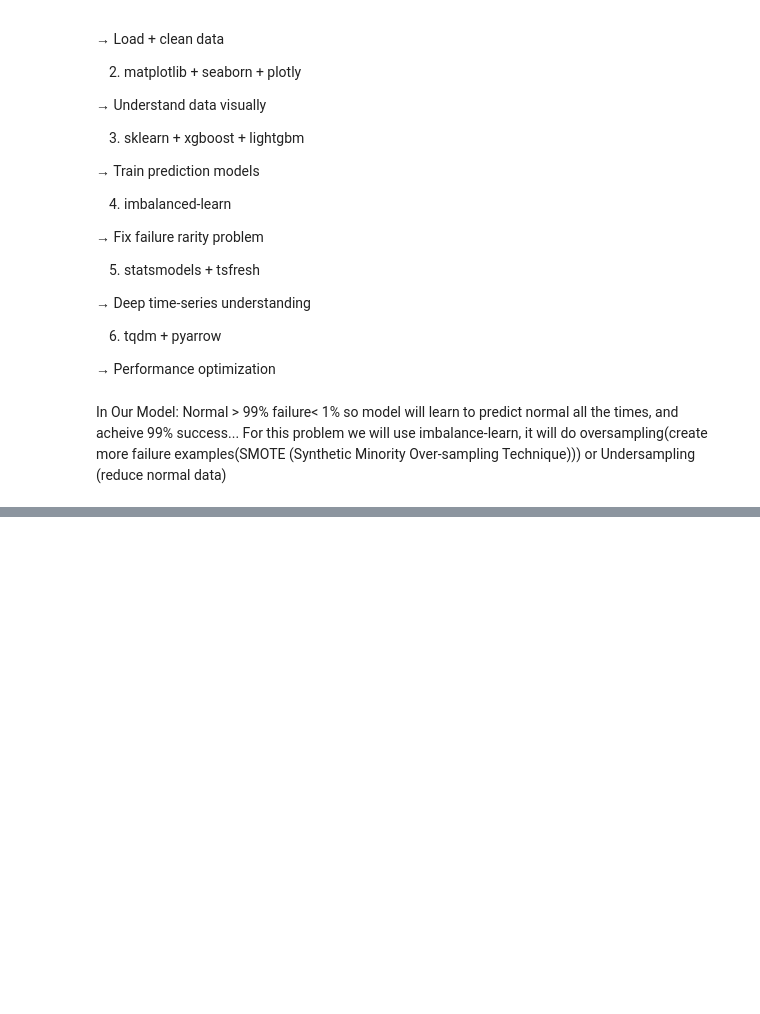
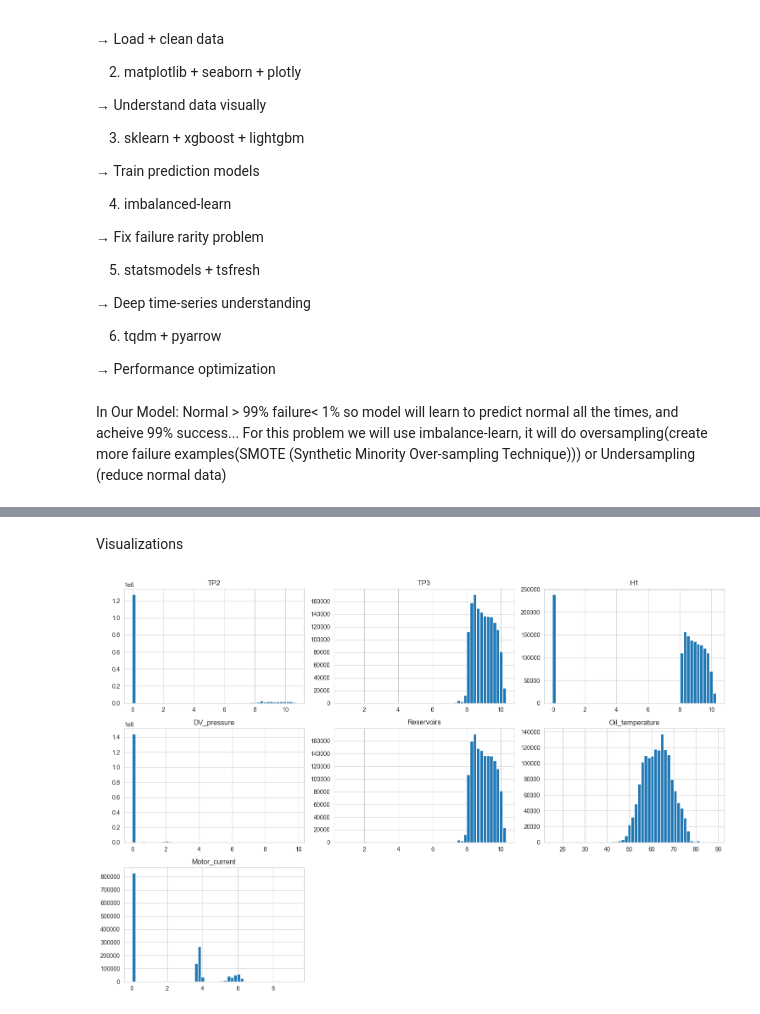
Before and after one commit to iammuhammadhassan/Predictive-Maintenance, a Jupyter notebook: PredictiveMaintainance.ipynb, the cells around one changed output, grey strips where cells are left out. Saved outputs shown, nothing was run; the diff lists cells and outputs as text; code cells hidden in the pictures; blank space fills up the shorter version.

```diff
--- a/PredictiveMaintainance.ipynb
+++ b/PredictiveMaintainance.ipynb
@@ -39,0 +244,4 @@ Undersampling  (reduce normal data)
+# %%
+df = pd.read_parquet(
+    r"D:\PredictiveMaintainance\dataset\MetroPT3_cleaned.parquet"
+)
@@ -39,0 +318,27 @@ Undersampling  (reduce normal data)
+# %% [markdown]
+Visualizations
+# %%
+import matplotlib.pyplot as plt
+import seaborn as sns
+
+sns.set_style("whitegrid")
+# %%
+important_features = [
+    'TP2',
+    'TP3',
+    'H1',
+    'DV_pressure',
+    'Reservoirs',
+    'Oil_temperature',
+    'Motor_current'
+]
+
+df[important_features].hist(
+    figsize=(15, 10),
+    bins=50
+)
+
+plt.tight_layout()
+plt.show()
+# %% [output]
+[figure, added]
```
Also changed, not shown: parts of 22 cells of this notebook, 1 other file.
